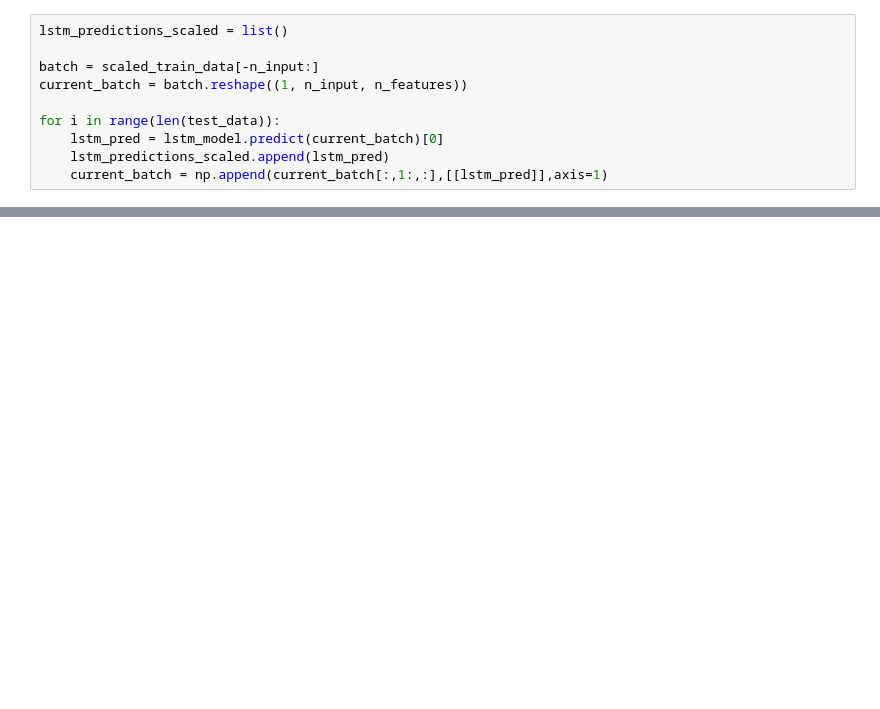
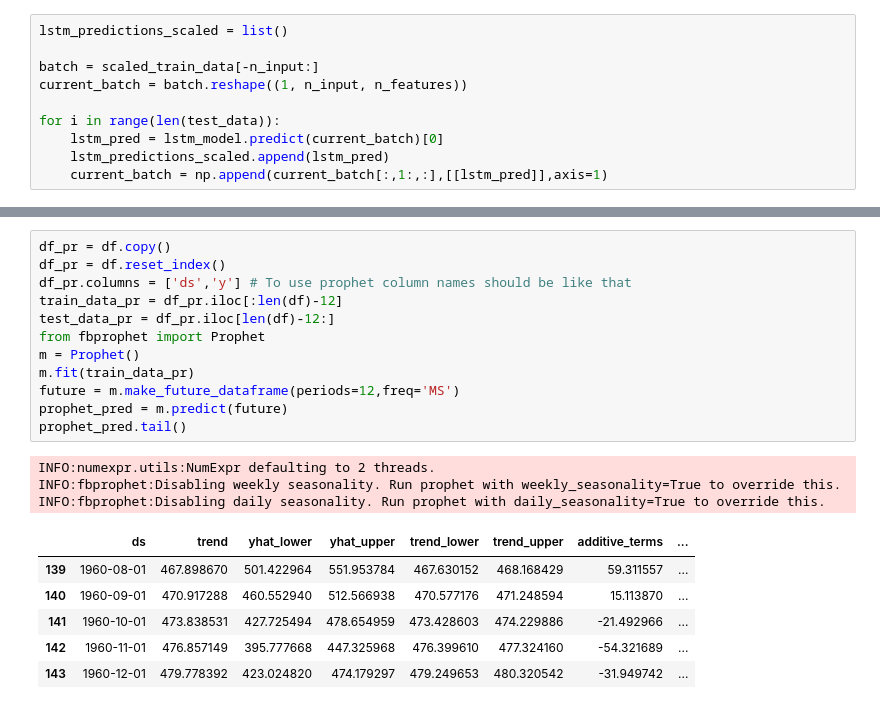
Before and after one commit to Branden-Kang/Flight-Delay-Analysis, a Jupyter notebook: Predicting_air_passengers_using_auto_arima.ipynb, the cells around one changed output, grey strips where cells are left out. Drawn from its saved outputs; the diff is of its cells as text; blank space fills up the shorter version.

```diff
--- a/Predicting_air_passengers_using_auto_arima.ipynb
+++ b/Predicting_air_passengers_using_auto_arima.ipynb
@@ -518,0 +535,22 @@ Mean: 280.2986111111111
+# %%
+df_pr = df.copy()
+df_pr = df.reset_index()
+df_pr.columns = ['ds','y'] # To use prophet column names should be like that
+train_data_pr = df_pr.iloc[:len(df)-12]
+test_data_pr = df_pr.iloc[len(df)-12:]
+from fbprophet import Prophet
+m = Prophet()
+m.fit(train_data_pr)
+future = m.make_future_dataframe(periods=12,freq='MS')
+prophet_pred = m.predict(future)
+prophet_pred.tail()
+# %% [output]
+INFO:numexpr.utils:NumExpr defaulting to 2 threads.
+INFO:fbprophet:Disabling weekly seasonality. Run prophet with weekly_seasonality=True to override this.
+INFO:fbprophet:Disabling daily seasonality. Run prophet with daily_seasonality=True to override this.
+|  | ds | trend | yhat_lower | yhat_upper | trend_lower | trend_upper | additive_terms | ... |
+| 139 | 1960-08-01 | 467.898670 | 501.422964 | 551.953784 | 467.630152 | 468.168429 | 59.311557 | ... |
+| 140 | 1960-09-01 | 470.917288 | 460.552940 | 512.566938 | 470.577176 | 471.248594 | 15.113870 | ... |
+| 141 | 1960-10-01 | 473.838531 | 427.725494 | 478.654959 | 473.428603 | 474.229886 | -21.492966 | ... |
+| 142 | 1960-11-01 | 476.857149 | 395.777668 | 447.325968 | 476.399610 | 477.324160 | -54.321689 | ... |
+| 143 | 1960-12-01 | 479.778392 | 423.024820 | 474.179297 | 479.249653 | 480.320542 | -31.949742 | ... |
```
Also changed, not shown: parts of 21 cells of this notebook.
